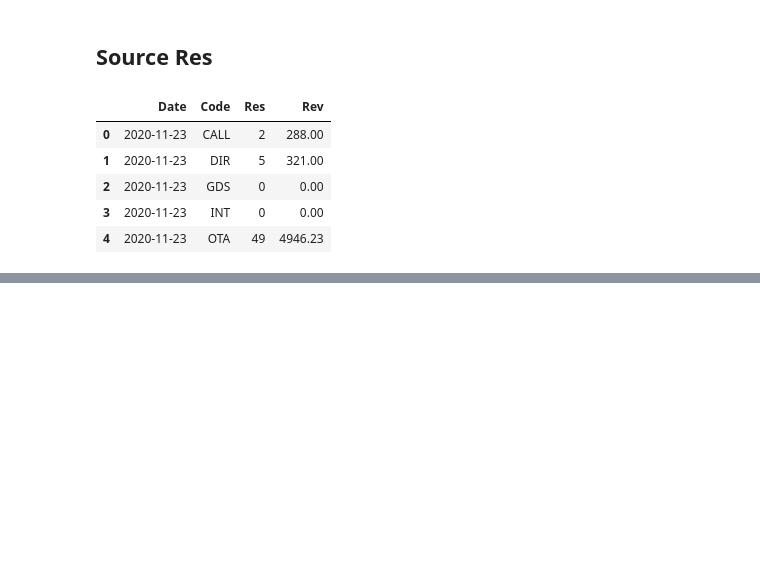
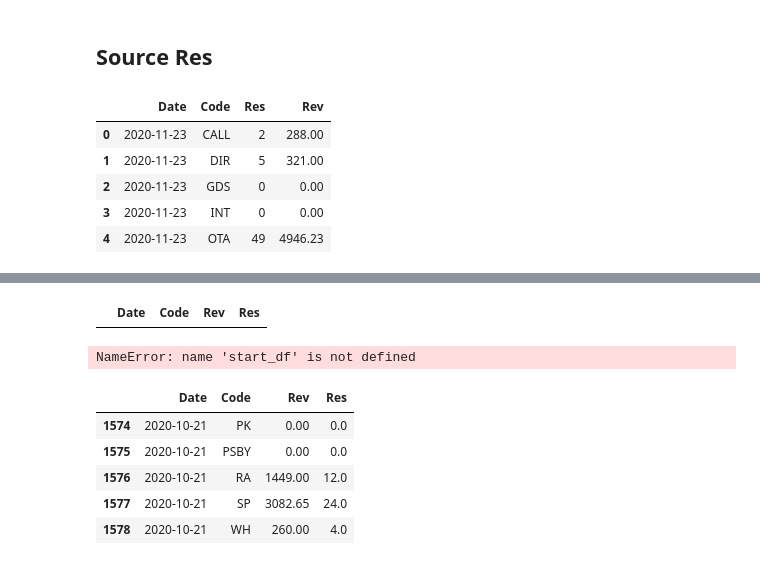
Before and after one commit to cjw21889/revreports, a Jupyter notebook: notebooks/Arlo.ipynb, the cells around one changed output, grey strips where cells are left out. Saved outputs shown, nothing was run; the diff lists cells and outputs as text; code cells hidden in the pictures; blank space fills up the shorter version.

```diff
--- a/notebooks/Arlo.ipynb
+++ b/notebooks/Arlo.ipynb
@@ -184,0 +215,39 @@ df3.head()
+# %%
+# drop na if split in middle with headers
+history.dropna(inplace=True)
+# %%
+# check surrounding row numbers if it is a date issue
+history.loc[17264:17268]
+# %% [output]
+|  | Date | Code | Rev | Res |
+# %%
+# set the date of the missing cells
+history.loc[8595:8596, 'Date'] = 'paste date here'
+# %%
+# input date filters to pull real actuals from start
+start_df = history[(history.Date.dt.year == 2020) & (history.Date.dt.month < 11) & (history.Date.dt.day < 22) ].copy()
+# comment out above and create the end df
+# end_df = history[(history.Date.dt.year == 2020) & (history.Date.dt.month < 11) & (history.Date.dt.day < 22) ].copy()
+# %%
+# check the df
+display(start_df.head())
+start_df.tail()
+
+# display(end_df.head())
+# end_df.tail()
+# %% [output]
+NameError: name 'start_df' is not defined
+# %%
+# concat the two dataframes
+full_year = pd.concat([start_df, end_df])
+# %%
+# check the date range
+display(full_year.head())
+full_year.tail()
+# %% [output]
+|  | Date | Code | Rev | Res |
+| 1574 | 2020-10-21 | PK | 0.00 | 0.0 |
+| 1575 | 2020-10-21 | PSBY | 0.00 | 0.0 |
+| 1576 | 2020-10-21 | RA | 1449.00 | 12.0 |
+| 1577 | 2020-10-21 | SP | 3082.65 | 24.0 |
+| 1578 | 2020-10-21 | WH | 260.00 | 4.0 |
```
Also changed, not shown: parts of 22 cells of this notebook, 7 other files.
